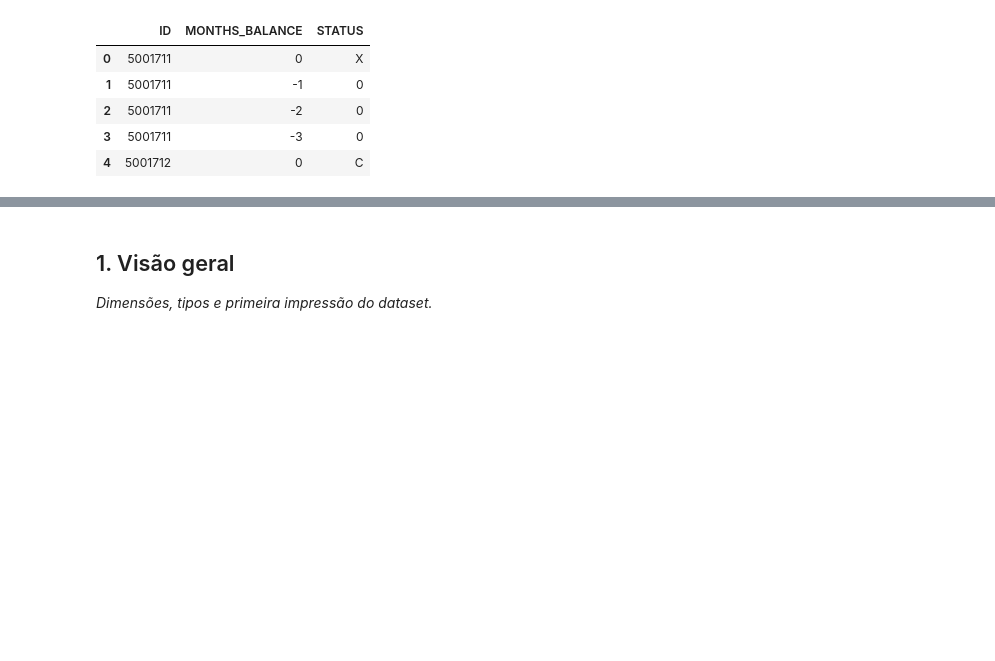
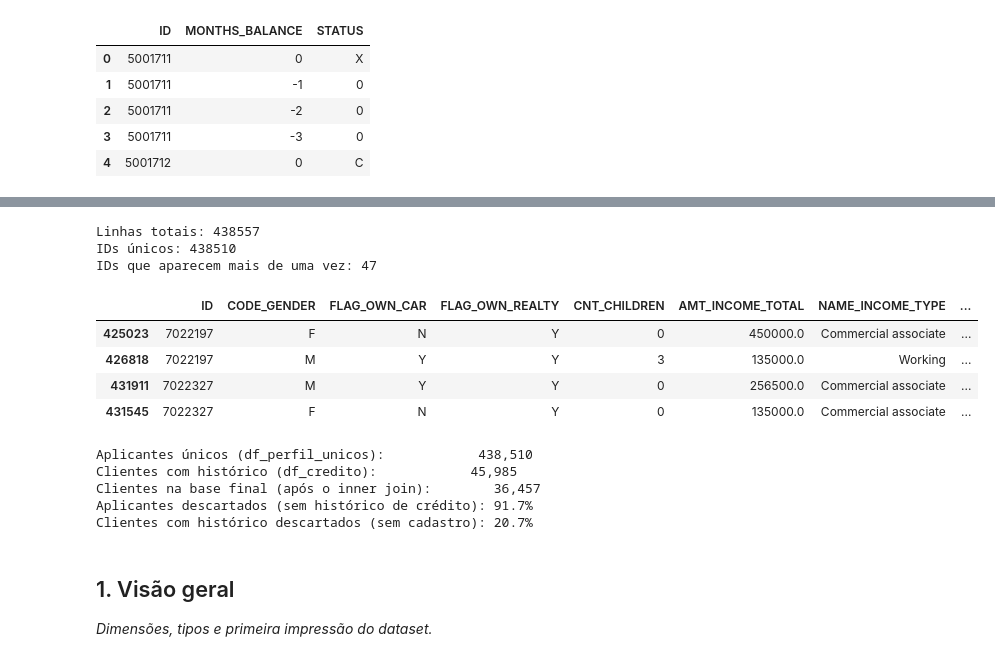
Before and after one commit to camilavbr/Tech_Challenge_Fase2_rm377839, a Jupyter notebook: notebooks/01_eda.ipynb, the cells around one changed output, grey strips where cells are left out. Cells and saved outputs as stored; diff of their text form; code cells hidden in the pictures; blank space fills up the shorter version.

```diff
--- a/notebooks/01_eda.ipynb
+++ b/notebooks/01_eda.ipynb
@@ -76,12 +76,6 @@ import zipfile
 
 # Semente fixa: use em TODO ponto com aleatoriedade (split, modelos, CV).
 RANDOM_STATE = 42
-
-RAW_ZIP = Path("..") / "data" / "raw" / "BaseDadosFase2.zip"
-PROCESSED = Path("..") / "data" / "processed"
-TARGET = "target"                                            # PREENCHER: variável alvo
-
-pd.set_option("display.max_columns", None)
 # %%
 #Leitura arquivos zip
 from pathlib import Path
@@ -112,3 +140,45 @@ df_credito.head()
+# %%
+#Seleção apenas daqueles que possuem histórico de crétido entendendo que a base tem a limitação de não observar um cliente que foi excluído anteriormente
+ids_duplicados = df_perfil[df_perfil.duplicated("ID", keep=False)]
+n_ids_duplicados = ids_duplicados["ID"].nunique()
+
+print("Linhas totais:", len(df_perfil))
+print("IDs únicos:", df_perfil["ID"].nunique())
+print("IDs que aparecem mais de uma vez:", n_ids_duplicados)
+
+ids_duplicados.sort_values("ID").head(4)
+# %% [output]
+Linhas totais: 438557
+IDs únicos: 438510
+IDs que aparecem mais de uma vez: 47
+|  | ID | CODE_GENDER | FLAG_OWN_CAR | FLAG_OWN_REALTY | CNT_CHILDREN | AMT_INCOME_TOTAL | NAME_INCOME_TYPE | ... |
+| 425023 | 7022197 | F | N | Y | 0 | 450000.0 | Commercial associate | ... |
+| 426818 | 7022197 | M | Y | Y | 3 | 135000.0 | Working | ... |
+| 431911 | 7022327 | M | Y | Y | 0 | 256500.0 | Commercial associate | ... |
+| 431545 | 7022327 | F | N | Y | 0 | 135000.0 | Commercial associate | ... |
+# %%
+#Limpeza de IDs repetidos
+df_perfil_unicos = df_perfil.drop_duplicates(subset="ID", keep="first")
+
+base = df_perfil_unicos.merge(target, on="ID", how="inner")
+
+# Quantificando o descarte do inner join
+n_aplicantes = df_perfil_unicos["ID"].nunique()
+n_com_historico = df_credito["ID"].nunique()
+n_base_final = len(base)
+
+print(f"Aplicantes únicos (df_perfil_unicos):            {n_aplicantes:,}")
+print(f"Clientes com histórico (df_credito):            {n_com_historico:,}")
+print(f"Clientes na base final (após o inner join):        {n_base_final:,}")
+print(f"Aplicantes descartados (sem histórico de crédito): {1 - n_base_final / n_aplicantes:.1%}")
+print(f"Clientes com histórico descartados (sem cadastro): {1 - n_base_final / n_com_historico:.1%}")
+print()
+# %% [output]
+Aplicantes únicos (df_perfil_unicos):            438,510
+Clientes com histórico (df_credito):            45,985
+Clientes na base final (após o inner join):        36,457
+Aplicantes descartados (sem histórico de crédito): 91.7%
+Clientes com histórico descartados (sem cadastro): 20.7%
 # %% [markdown]
 ## 1. Visão geral
 
```
Also changed, not shown: parts of 9 cells of this notebook.
